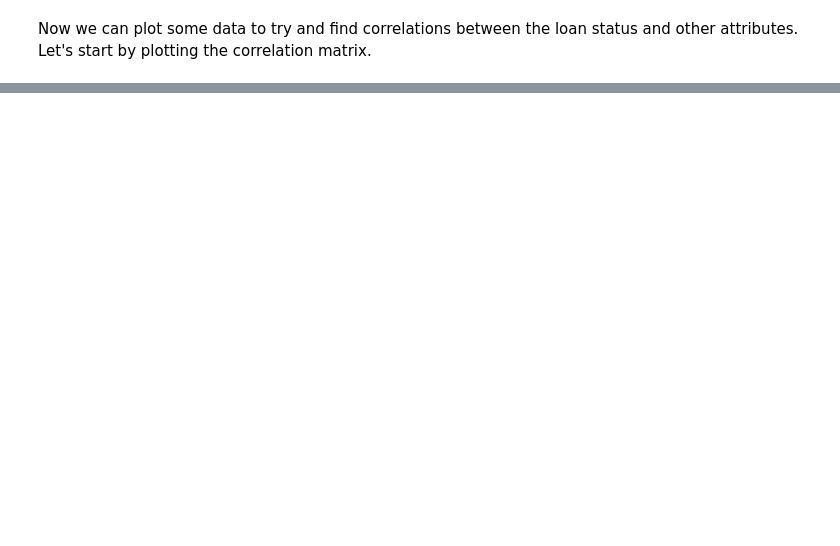
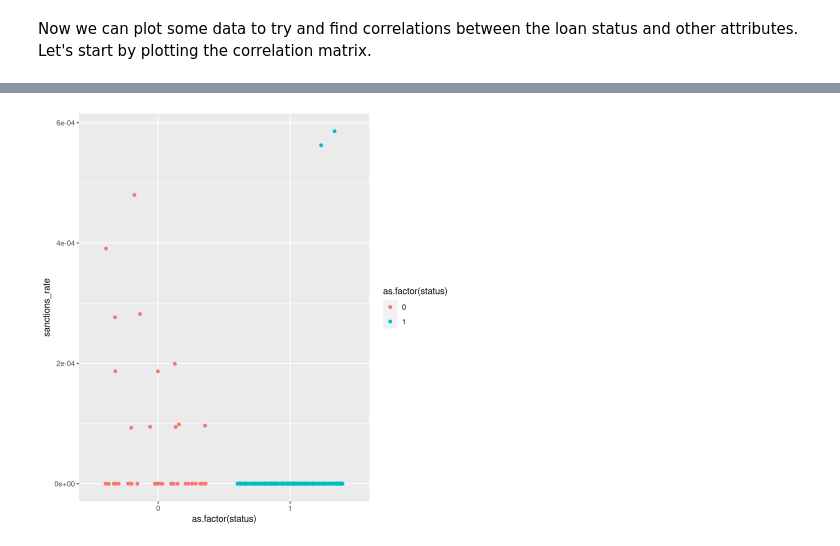
Before and after one commit to 1Krypt0/FEUP-AC-PROJ, a Jupyter notebook: docs/data-understanding.ipynb, the cells around one changed output, grey strips where cells are left out. Saved outputs shown, nothing was run; the diff lists cells and outputs as text; code cells hidden in the pictures; blank space fills up the shorter version.

```diff
--- a/docs/data-understanding.ipynb
+++ b/docs/data-understanding.ipynb
@@ -58,0 +98,5 @@ testRes <- cor.mtest(data_cor, conf.level = 0.95)
+# %%
+ggplot(data, aes(x=as.factor(status), y=sanctions_rate, color=as.factor(status))) +
+geom_jitter()
+# %% [output]
+[figure, added]
```
Also changed, not shown: parts of 9 cells of this notebook.
